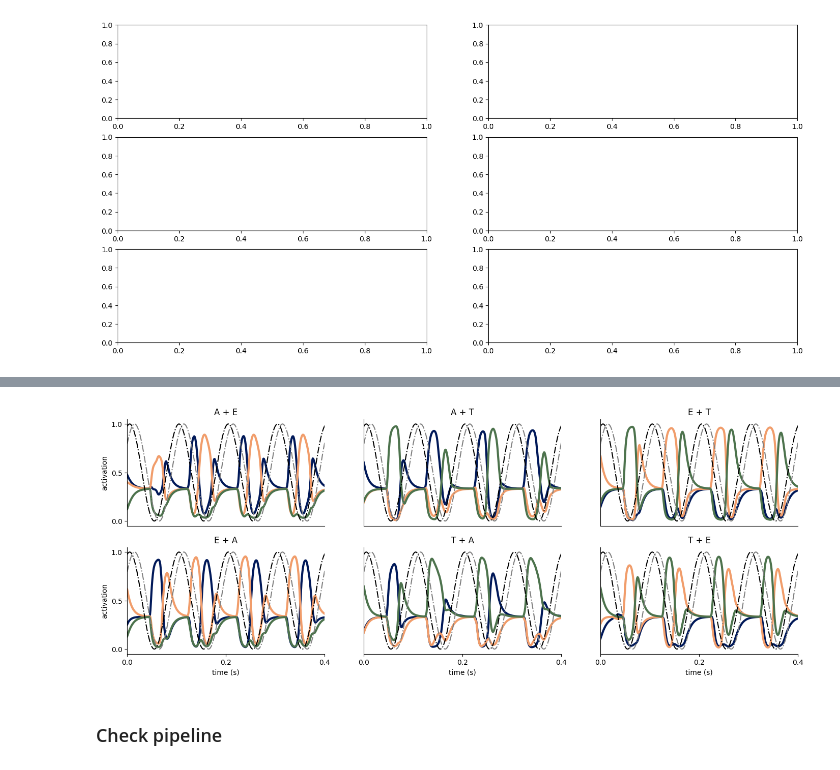
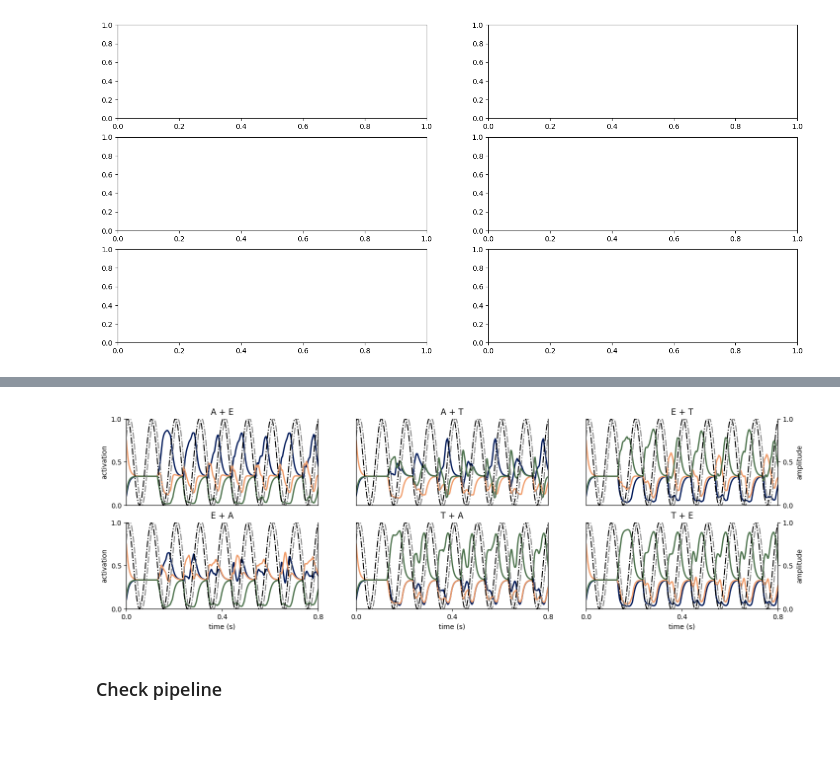
Before and after one commit to katduecker/dnn_osci, a Jupyter notebook: DynNN_figures_thesis.ipynb, the cells around one changed output, grey strips where cells are left out. Cells and saved outputs as stored; diff of their text form; code cells hidden in the pictures; blank space fills up the shorter version.

```diff
--- a/DynNN_figures_thesis.ipynb
+++ b/DynNN_figures_thesis.ipynb
@@ -866,14 +862,0 @@ fig.savefig('/content/drive/MyDrive/explore_dynamics_one_node.png')
-# %%
-## Find fixed point numerically
-
-from scipy.optimize import fsolve
-
-def func(x,Z):
-
-  return (Z/(1.3*Z-1))+(0.05/(1.3*Z-1))*(np.log(1/x-1)/2-2.5)-x
-
-Hstar = fsolve(func,0.3,6.5)
-
-Hstar
-
-Rstar = 1.3*6.5 * Hstar
@@ -1458,0 +1453,5 @@ fig.savefig('/content/drive/MyDrive/dynamics_NN_two_inputs_example.png')
+# %%
+fig,ax = plt.subplots(2,3)
+
+
+fig,ax2 = plt.subplots(2,3)
@@ -1465,7 +1467,7 @@ fig.savefig('/content/drive/MyDrive/dynamics_NN_two_inputs_example.png')
 
 tau_h = 0.01
 tau_R = 0.1
-S = .1
+S = .05
 c = 1.3*maxZ
 
 t_start = 0     # when stimulus presented
@@ -1494,10 +1496,11 @@ labels = ['A', 'E', 'T']
 label_comb = list(combinations(labels,2))
 label_comb
 
-plt.rcParams["figure.figsize"] = (17,6)
+plt.rcParams["figure.figsize"] = (17,5)
 
 
 fig,axs = plt.subplots(2,3)
+
 
 for i,comp_inp in enumerate(inp_combi):
 
@@ -1505,68 +1508,79 @@ for i,comp_inp in enumerate(inp_combi):
 
   Z1t,Z2t,H1t,R1t,H2t,R2t,Ot = euler_dyn_2layer(model2,inpt, params, timevec, alpha_params,DEVICE,inp_on=t_start,start_fix=True)
 
-  [axs[0,i].plot(timevec,ot[1:],linewidth=3,color=lpcm[iot]) for iot,ot in enumerate(Ot)];
+  [axs[0,i].plot(timevec,ot[1:],linewidth=2,color=lpcm[iot]) for iot,ot in enumerate(Ot)];
 
-  if alpha_params[1][0]:
-    axs[0,i].plot(timevec[t:],alpha_params[1][0]*np.sin(2*np.pi*alpha_params[0][0]*timevec[t:]+alpha_params[2][0])+alpha_params[1][0],color = 'k',linestyle='-.')
-
-  if alpha_params[1][1]:
-    axs[0,i].plot(timevec[t:],alpha_params[1][1]*np.sin(2*np.pi*alpha_params[0][1]*timevec[t:]+alpha_params[2][1])+alpha_params[1][1], color = np.array((0.5, 0.5, 0.5)),linestyle='-.')
 
 
   axs[0,i].set_title(label_comb[i][0] + ' + ' + label_comb[i][1])
 
 
-  axs[0,i].set_xlim((0,0.4))
+  axs[0,i].set_xlim((0,.8))
   axs[0,i].set_xticks(())
-  axs[0,i].spines[['top','right']].set_visible(False)
+  axs[0,i].spines[['top']].set_visible(False)
+  axs[0,i].set_ylim((0,1.))
+  ax2[0,i] = axs[0,i].twinx()
+  ax2[0,i].set_ylim((0,1.))
+  ax2[0,i].set_yticks((0,.5,1))
 
+  ax2[0,i].plot(timevec[t:],alpha_params[1][0]*np.sin(2*np.pi*alpha_params[0][0]*timevec[t:]+alpha_params[2][0])+alpha_params[1][0],color = 'k',linestyle='-.',linewidth=1.5)
+  ax2[0,i].plot(timevec[t:],alpha_params[1][1]*np.sin(2*np.pi*alpha_params[0][1]*timevec[t:]+alpha_params[2][1])+alpha_params[1][1],color = np.array((0.5, 0.5, 0.5)),linestyle='-.',linewidth=1.5)
+
+  ax2[0,i].spines[['top']].set_visible(False)
+  ax2[0,i].set_yticks(())
 
 # clean up axes
 axs[0,0].set_ylabel('activation')
 axs[0,0].set_yticks((0,0.5,1))
-
+ax2[0,2].set_ylabel('amplitude')
+ax2[0,2].set_yticks((0,0.5,1))
 
 
 for i,comp_inp in enumerate(inp_combi):
 
   inpt = x_train[comp_inp[1]]*1.2 + x_train[comp_inp[0]]*.8
 
   Z1t,Z2t,H1t,R1t,H2t,R2t,Ot = euler_dyn_2layer(model2,inpt, params, timevec, alpha_params,DEVICE,inp_on=t_start,start_fix=True)
 
-  [axs[1,i].plot(timevec,ot[1:],linewidth=3,color=lpcm[iot]) for iot,ot in enumerate(Ot)];
-
-  if alpha_params[1][0]:
-    axs[1,i].plot(timevec[t:],alpha_params[1][0]*np.sin(2*np.pi*alpha_params[0][0]*timevec[t:]+alpha_params[2][0])+alpha_params[1][0],color = 'k',linestyle='-.')
-
-  if alpha_params[1][1]:
-    axs[1,i].plot(timevec[t:],alpha_params[1][1]*np.sin(2*np.pi*alpha_params[0][1]*timevec[t:]+alpha_params[2][1])+alpha_params[1][1], color = np.array((0.5, 0.5, 0.5)),linestyle='-.')
-
-
+  [axs[1,i].plot(timevec,ot[1:],linewidth=2,color=lpcm[iot]) for iot,ot in enumerate(Ot)];
   axs[1,i].set_title(label_comb[i][1] + ' + ' + label_comb[i][0])
 
+  axs[1,i].set_ylim((0,1.))
+  axs[1,i].set_xlim((0,.8))
+  axs[1,i].set_xticks((0,0.4,.8))
+  axs[1,i].set_xlabel('time (s)')
+  axs[1,i].spines[['top']].set_visible(False)
 
-  axs[1,i].set_xlim((0,0.4))
-  axs[1,i].set_xticks((0,0.2,0.4))
-  axs[1,i].set_xlabel('time (s)')
-  axs[1,i].spines[['top','right']].set_visible(False)
+  ax2[1,i] = axs[1,i].twinx()
+  ax2[1,i].plot(timevec[t:],alpha_params[1][0]*np.sin(2*np.pi*alpha_params[0][0]*timevec[t:]+alpha_params[2][0])+alpha_params[1][0],color = 'k',linestyle='-.',linewidth=1.5)
+  ax2[1,i].plot(timevec[t:],alpha_params[1][1]*np.sin(2*np.pi*alpha_params[0][1]*timevec[t:]+alpha_params[2][1])+alpha_params[1][1],color = np.array((0.5, 0.5, 0.5)),linestyle='-.',linewidth=1.5)
 
+  ax2[1,i].set_ylim((0,1.))
+  ax2[1,i].set_yticks(())
 
-# clean up axes
-axs[1,0].set_ylabel('activation')
-axs[1,0].set_yticks((0,0.5,1))
+  ax2[1,i].spines[['top']].set_visible(False)
 
 
 axs[1,1].set_yticks(())
 axs[1,2].set_yticks(())
 
 axs[0,1].set_yticks(())
 axs[0,2].set_yticks(())
 
+ax2[1,2].set_yticks((0,.5,1))
+ax2[1,2].set_ylabel('amplitude')
+
+# clean up axes
+axs[1,0].set_ylabel('activation')
+axs[1,0].set_yticks((0,0.5,1))
+
+
+
+
 fig.savefig('/content/drive/MyDrive/dynamics_NN_two_inputs_allcomb.svg')
 fig.savefig('/content/drive/MyDrive/dynamics_NN_two_inputs_allcomb.png')
 # %% [output]
-[figure, old version]
+[figure, new version]
 # %% [markdown]
 ### Check pipeline
 # %%
```
Also changed, not shown: parts of 20 cells of this notebook.
